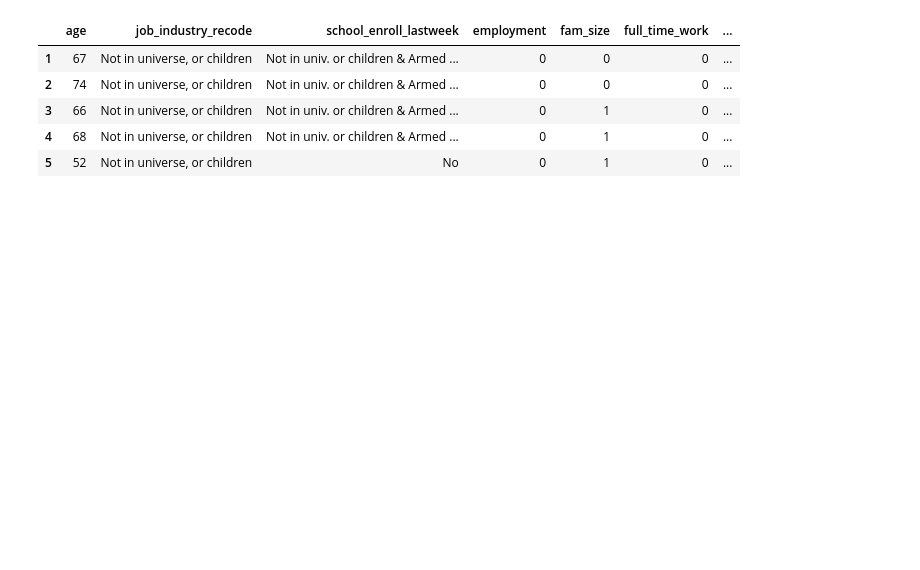
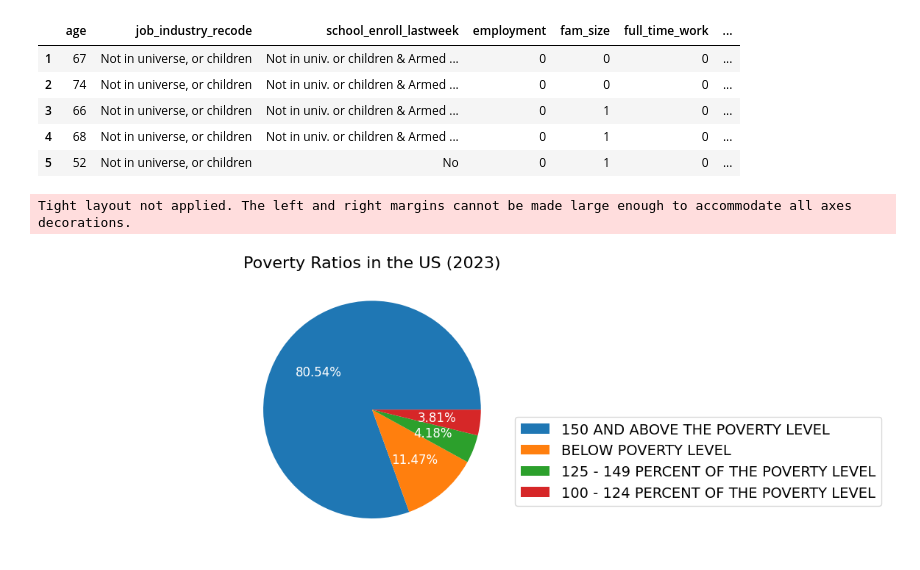
Before and after one commit to wisteriab/machine_learning_fall2024, a Jupyter notebook: python_code/EDA.ipynb, the cells around one changed output. Saved outputs shown, nothing was run; the diff lists cells and outputs as text; code cells hidden in the pictures; blank space fills up the shorter version.

```diff
--- a/python_code/EDA.ipynb
+++ b/python_code/EDA.ipynb
@@ -31,3 +31,19 @@ fig.update_layout(
     title_text = "2023 Income by State"
 )
 #fig.write_image('../site_pages/plots/mean_income_by_state.png')
+# %%
+impoverished = df.loc[df['poverty_ratio'] != "NOT IN POVERTY UNIVERSE"]
+plt.pie(impoverished['poverty_ratio'].value_counts(),
+    labels = impoverished['poverty_ratio'].value_counts().index,
+    autopct = '%.2f%%',
+    textprops = {'color':'w','fontsize':12})
+plt.legend(bbox_to_anchor=(1,0.5),
+    loc="best",
+    fontsize=14)
+plt.title('Poverty Ratios in the US (2023)',
+    fontsize = 16)
+plt.tight_layout()
+plt.savefig('../site_pages/plots/poverty_ratios.png')
+# %% [output]
+Tight layout not applied. The left and right margins cannot be made large enough to accommodate all axes decorations.
+[figure, added]
```
Also changed, not shown: parts of 3 cells of this notebook, 4 other files.
